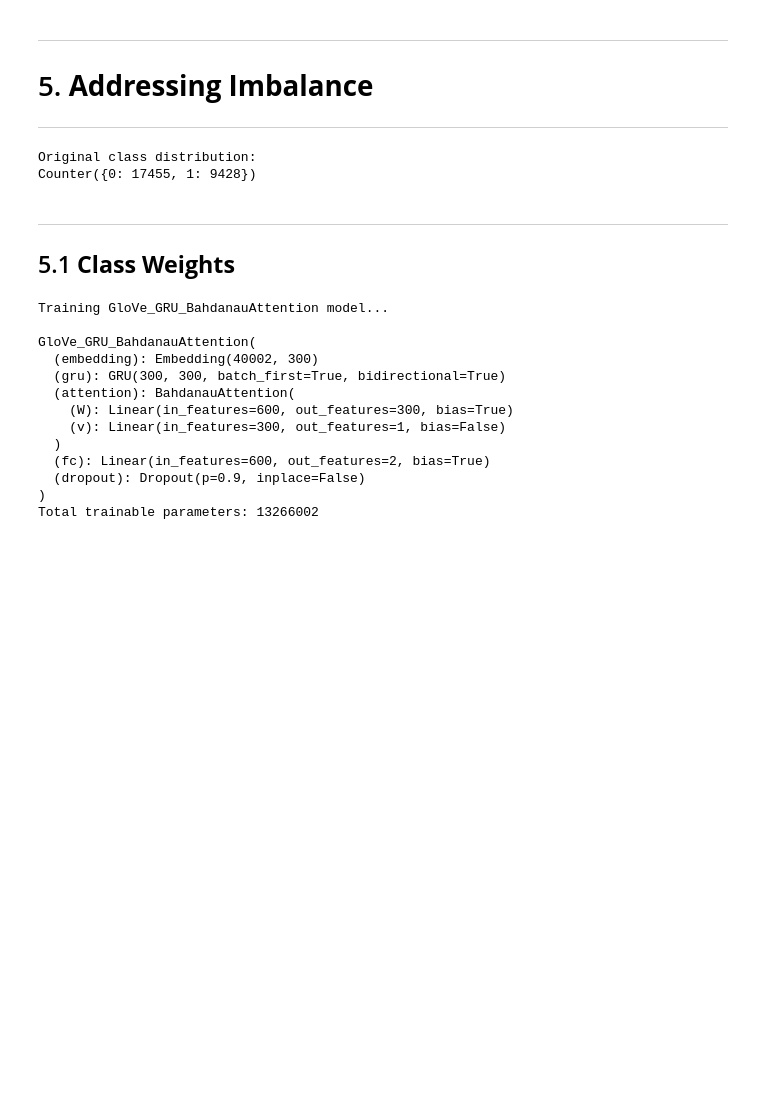
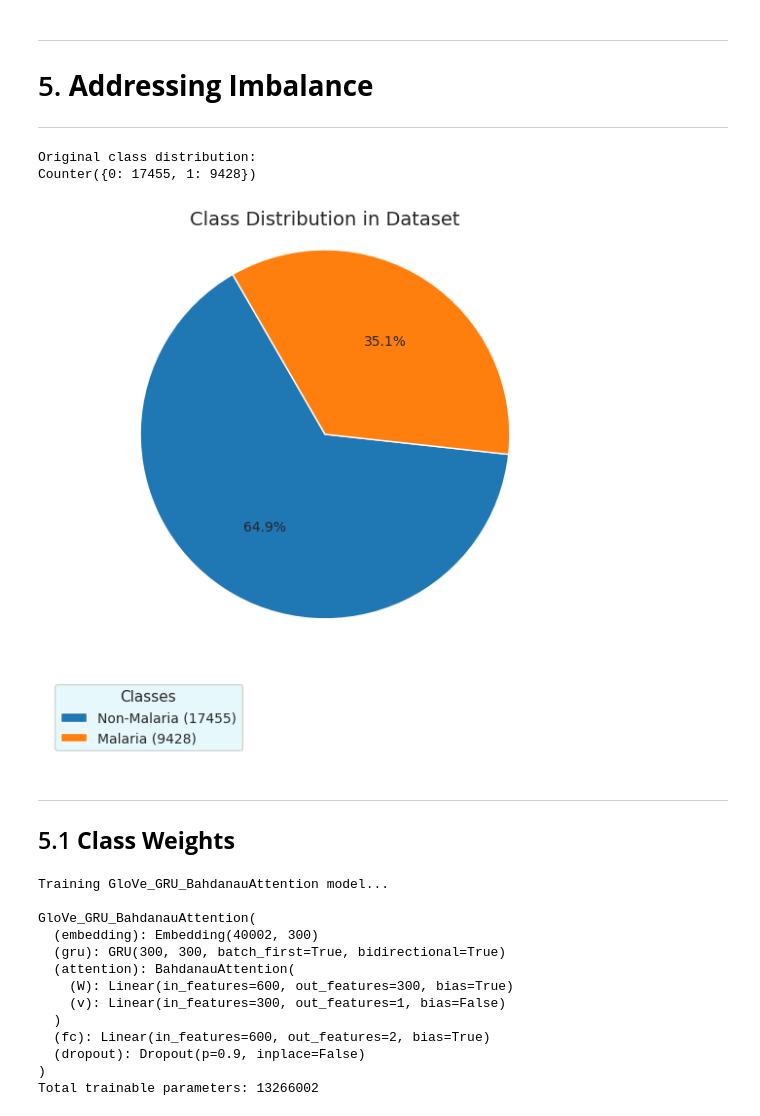
Before and after one commit to etoMvom/masterThesis, a Jupyter notebook: code/binary-class/notebooks/Binary_Class_Bi_GRU_Bahdanau_Attention_Glove300d_PubMedBert.ipynb, the cells around one changed output. Drawn from its saved outputs; the diff is of its cells as text; code cells hidden in the pictures; blank space fills up the shorter version.

```diff
--- a/code/binary-class/notebooks/Binary_Class_Bi_GRU_Bahdanau_Attention_Glove300d_PubMedBert.ipynb
+++ b/code/binary-class/notebooks/Binary_Class_Bi_GRU_Bahdanau_Attention_Glove300d_PubMedBert.ipynb
@@ -2037,7 +2038,7 @@ def load_fasttext_embeddings(vec_path, word_to_index, embedding_dim=300):
     return torch.tensor(embedding_matrix, dtype=torch.float)
 # %%
 EMBEDDING_DIM = 300
-embedding_matrix = load_fasttext_embeddings('/content/drive/MyDrive/cc.en.300.vec/cc.en.300.bin', word_to_index, EMBEDDING_DIM)
+embedding_matrix = load_fasttext_embeddings('/content/drive/MyDrive/cc.en.300.vec/cc.en.300.vec', word_to_index, EMBEDDING_DIM)
 
 train_dataset = TextDataset(X_train_tensor, y_train, raw_text_data=X_train)
 val_dataset = TextDataset(X_val_tensor, y_val, raw_text_data=X_val)
@@ -2844,7 +2845,7 @@ df_summary = pd.DataFrame(summary_metrics)
 df_melted = df_summary.melt(id_vars="Model", var_name="Metric", value_name="Score")
 
 sns.set(style="whitegrid")
-fig, ax = plt.subplots(figsize=(10, 6))
+fig, ax = plt.subplots(figsize=(14, 6))
 
 models = df_summary["Model"].tolist()
 palette = sns.color_palette("Set2", len(models))
@@ -3193,35 +3197,40 @@ label_df = pd.DataFrame.from_dict(label_counts_named, orient='index').reset_inde
 label_df.columns = ['Label', 'Count']
 label_df = label_df.sort_values(by='Count', ascending=False)
 
+# Styling
 sns.set_style("darkgrid", {
     "grid.color": ".4",
     "grid.linestyle": "-",
     "axes.facecolor": "#e0f7fa"
 })
 
 custom_colors = ['#1f77b4', '#ff7f0e']
+
+legend_labels = [f"{label} ({count})" for label, count in zip(label_df['Label'], label_df['Count'])]
 
 fig, ax = plt.subplots(figsize=(6, 6))
 wedges, texts, autotexts = ax.pie(label_df['Count'],
                                   labels=None,
                                   autopct='%1.1f%%',
                                   startangle=120,
                                   colors=custom_colors,
                                   wedgeprops=dict(edgecolor='white'))
 
 ax.legend(wedges,
           legend_labels,
           title="Classes",
           loc="lower left",
           bbox_to_anchor=(0, -0.3),
           fontsize=10,
           title_fontsize=11)
 
 ax.set_title('Class Distribution in Dataset', fontsize=14)
-ax.axis('equal')  #
+ax.axis('equal')
 
 plt.tight_layout()
 plt.show()
+# %% [output]
+[figure, added]
 # %% [markdown]
 ---
 ## 5.1 **Class Weights**
```
Also changed, not shown: parts of 24 cells of this notebook.
